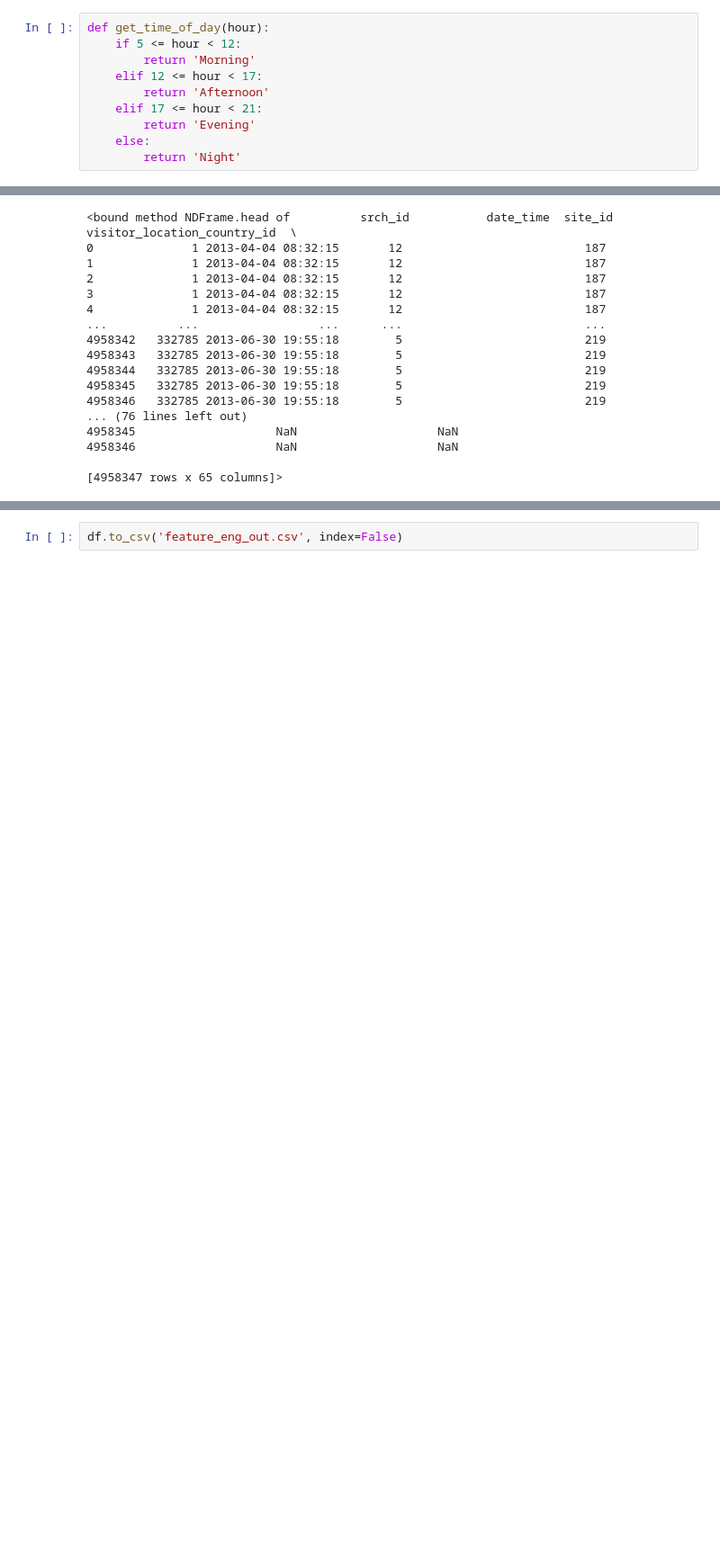
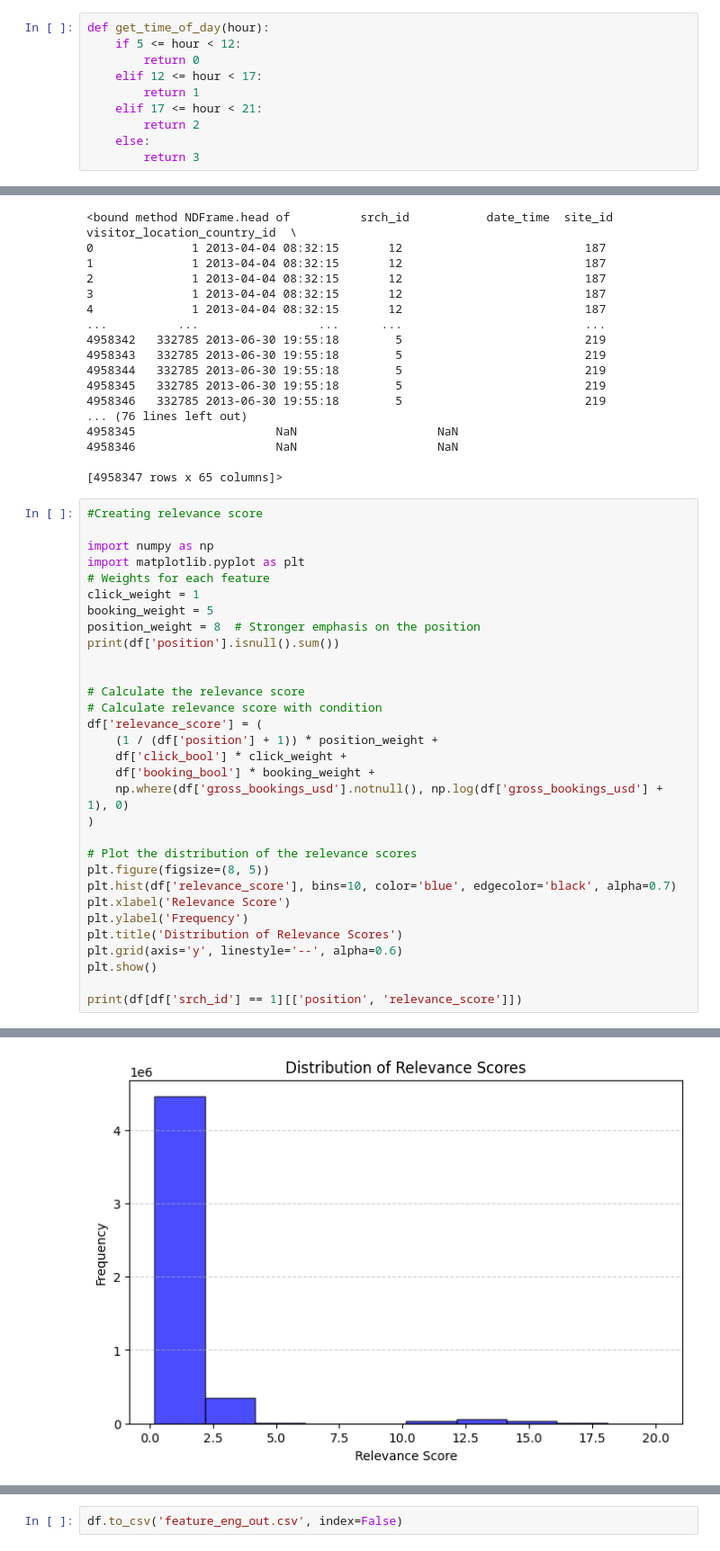
Before and after one commit to andrasjuice66/DM2, a Jupyter notebook: 02_feature_engineering.ipynb, the cells around one changed output, grey strips where cells are left out. Shown: that part at 90% size. Drawn from its saved outputs; the diff is of its cells as text; blank space fills up the shorter version.

```diff
--- a/02_feature_engineering.ipynb
+++ b/02_feature_engineering.ipynb
@@ -5,11 +5,11 @@ df = pd.read_csv('training_set_VU_DM.csv')
 # %%
 def get_time_of_day(hour):
     if 5 <= hour < 12:
-        return 'Morning'
+        return 0
     elif 12 <= hour < 17:
-        return 'Afternoon'
+        return 1
     elif 17 <= hour < 21:
-        return 'Evening'
+        return 2
     else:
-        return 'Night'
+        return 3
 # %%
@@ -66,3 +78,35 @@ See the caveats in the documentation: https://pandas.pydata.org/pandas-docs/stab
 4958346                    NaN                    NaN
 
 [4958347 rows x 65 columns]>
+# %%
+#Creating relevance score
+
+import numpy as np
+import matplotlib.pyplot as plt
+# Weights for each feature
+click_weight = 1
+booking_weight = 5
+position_weight = 8  # Stronger emphasis on the position
+print(df['position'].isnull().sum())
+
+
+# Calculate the relevance score
+# Calculate relevance score with condition
+df['relevance_score'] = (
+    (1 / (df['position'] + 1)) * position_weight +
+    df['click_bool'] * click_weight +
+    df['booking_bool'] * booking_weight +
+    np.where(df['gross_bookings_usd'].notnull(), np.log(df['gross_bookings_usd'] + 1), 0)
+)
+
+# Plot the distribution of the relevance scores
+plt.figure(figsize=(8, 5))
+plt.hist(df['relevance_score'], bins=10, color='blue', edgecolor='black', alpha=0.7)
+plt.xlabel('Relevance Score')
+plt.ylabel('Frequency')
+plt.title('Distribution of Relevance Scores')
+plt.grid(axis='y', linestyle='--', alpha=0.6)
+plt.show()
+
+print(df[df['srch_id'] == 1][['position', 'relevance_score']])
+# %% [output]
@@ -68,0 +114 @@ See the caveats in the documentation: https://pandas.pydata.org/pandas-docs/stab
+[figure, added]
```
Also changed, not shown: parts of 4 cells of this notebook, 8 other files.
